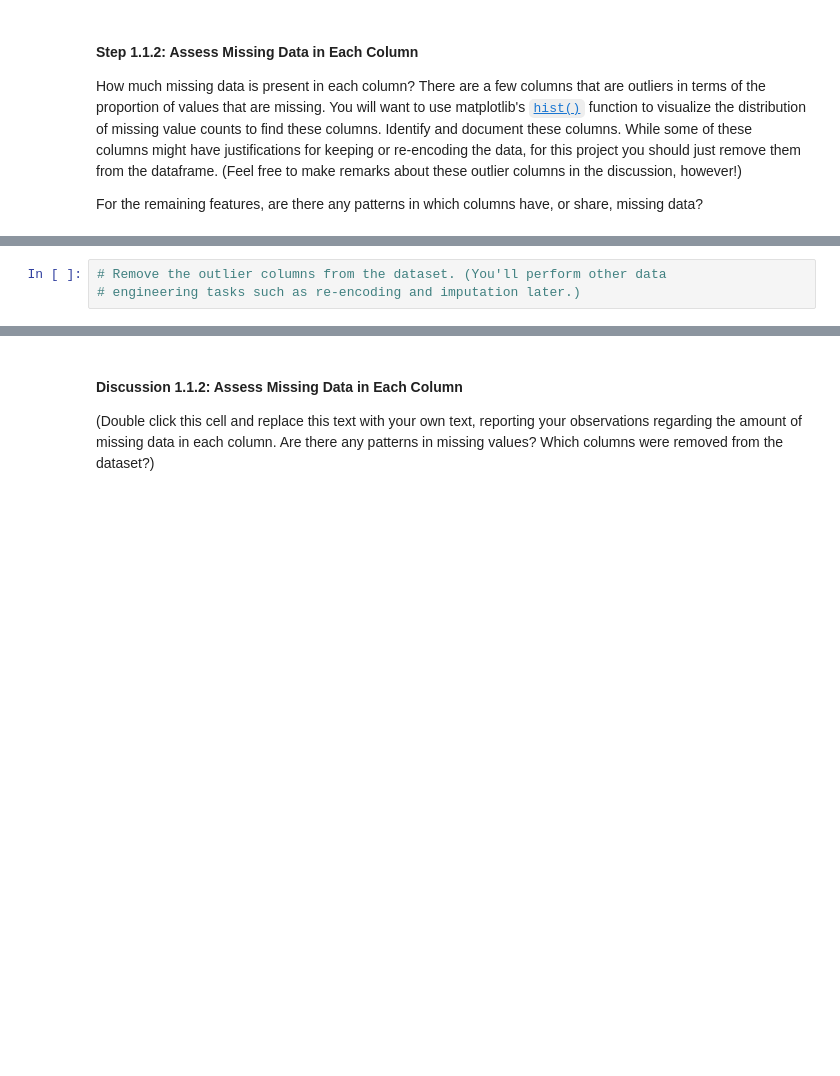
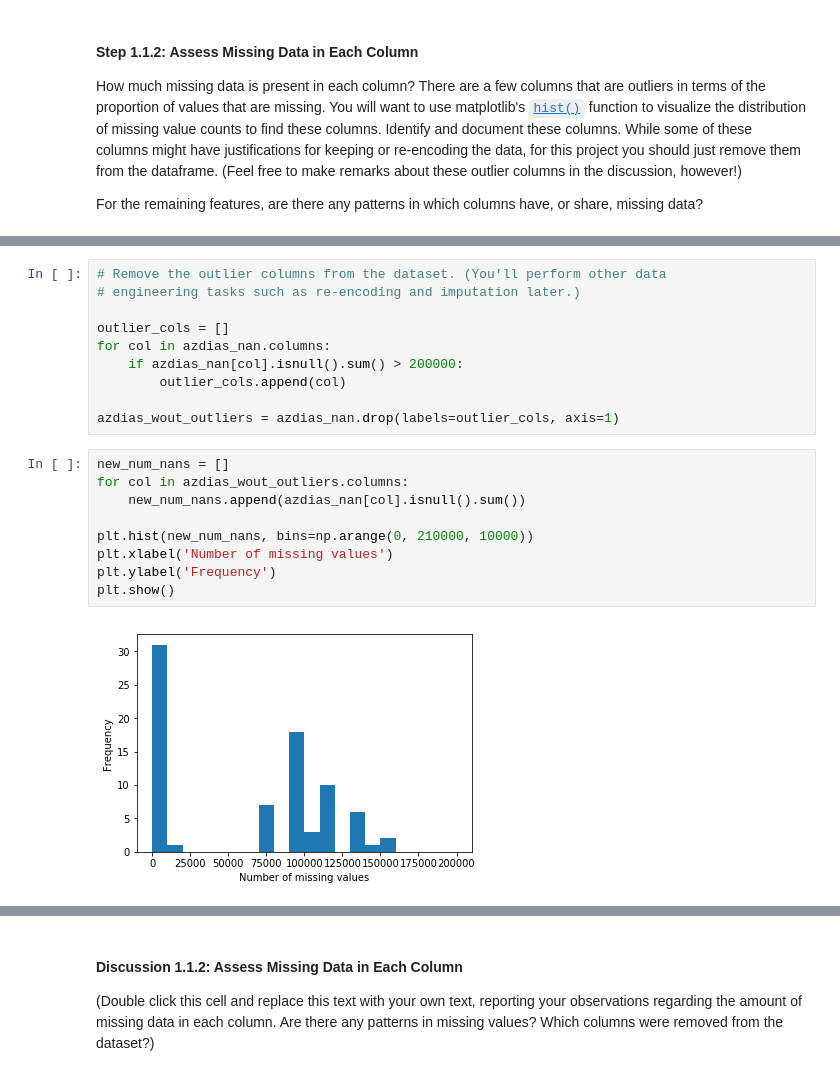
Before and after one commit to joshtice/Udacity_clustering_project, a Jupyter notebook: Identify_Customer_Segments.ipynb, the cells around one changed output, grey strips where cells are left out. Saved outputs shown, nothing was run; the diff lists cells and outputs as text; blank space fills up the shorter version.

```diff
--- a/Identify_Customer_Segments.ipynb
+++ b/Identify_Customer_Segments.ipynb
@@ -117,3 +175,21 @@ For the remaining features, are there any patterns in which columns have, or sha
 # %%
 # Remove the outlier columns from the dataset. (You'll perform other data
 # engineering tasks such as re-encoding and imputation later.)
+
+outlier_cols = []
+for col in azdias_nan.columns:
+    if azdias_nan[col].isnull().sum() > 200000:
+        outlier_cols.append(col)
+
+azdias_wout_outliers = azdias_nan.drop(labels=outlier_cols, axis=1)
+# %%
+new_num_nans = []
+for col in azdias_wout_outliers.columns:
+    new_num_nans.append(azdias_nan[col].isnull().sum())
+
+plt.hist(new_num_nans, bins=np.arange(0, 210000, 10000))
+plt.xlabel('Number of missing values')
+plt.ylabel('Frequency')
+plt.show()
+# %% [output]
+[figure, added]
```
Also changed, not shown: parts of 13 cells of this notebook.
